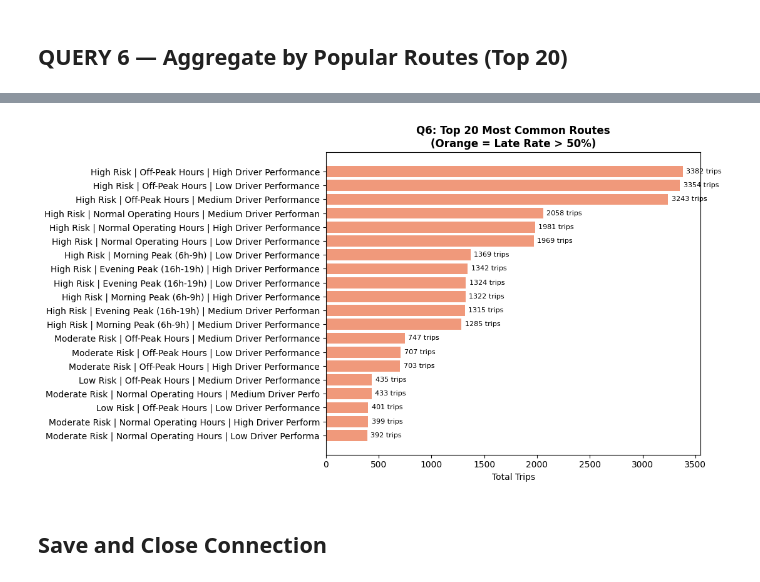
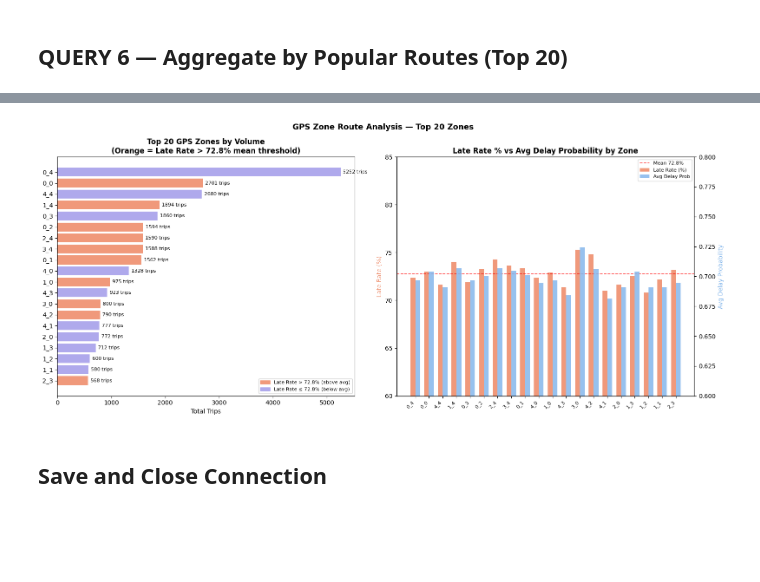
Before and after one commit to nguyennamthang56-cmd/projectshiptime, a Jupyter notebook: Data analysis with SQL.ipynb, the cells around one changed output, grey strips where cells are left out. Cells and saved outputs as stored; diff of their text form; code cells hidden in the pictures; blank space fills up the shorter version.

```diff
--- a/Data analysis with SQL.ipynb
+++ b/Data analysis with SQL.ipynb
@@ -390,37 +390,70 @@ Pearson r = -0.0051 | Spearman r = -0.0087
 # %% [markdown]
 ## QUERY 6 — Aggregate by Popular Routes (Top 20)
 # %%
-# QUERY 6: TOP 20 Popular Routes
+# QUERY 6 : TOP 20 GPS ZONES — proxy for popular routes
+
 
 sql_q6 = """
 SELECT
-    route,
-    COUNT(*)                                        AS total_trips,
-    ROUND(AVG(lead_time_days), 4)                   AS avg_lead_time_days,
-    ROUND(AVG(delivery_time_deviation), 4)          AS avg_deviation_hours,
-    ROUND(AVG(delay_probability), 4)                AS avg_delay_prob,
-    ROUND(AVG(shipping_costs), 4)                   AS avg_shipping_cost,
-    ROUND(AVG(fuel_consumption_rate), 4)            AS avg_fuel_rate,
-    SUM(is_late)                                    AS late_count,
-    ROUND(SUM(is_late) * 100.0 / COUNT(*), 1)       AS late_rate_pct
+    gps_zone                                            AS zone,
+    COUNT(*)                                            AS total_records,
+    ROUND(AVG(lead_time_days), 4)                       AS avg_lead_time_days,
+    ROUND(AVG(delivery_time_deviation), 4)              AS avg_deviation_hours,
+    ROUND(AVG(delay_probability), 4)                    AS avg_delay_prob,
+    ROUND(AVG(shipping_costs), 4)                       AS avg_shipping_cost,
+    ROUND(AVG(fuel_consumption_rate), 4)                AS avg_fuel_rate,
+    ROUND(AVG(traffic_congestion_level), 4)             AS avg_traffic,
+    SUM(CASE WHEN delay_probability > 0.5 THEN 1 ELSE 0 END)               AS late_count,
+    ROUND(SUM(CASE WHEN delay_probability > 0.5 THEN 1 ELSE 0 END) * 100.0
+          / COUNT(*), 1)                                AS late_rate_pct
 FROM deliveries
-WHERE route IS NOT NULL
-GROUP BY route
-HAVING COUNT(*) > 50
-ORDER BY total_trips DESC
+WHERE gps_zone IS NOT NULL
+GROUP BY gps_zone
+ORDER BY total_records DESC
 LIMIT 20
 """
 
 q6 = pd.read_sql(sql_q6, conn)
 display(q6)
 
-fig, ax = plt.subplots(figsize=(11, 6))
-colors_bar = ['#F0997B' if r > 50 else '#AFA9EC' for r in q6['late_rate_pct']]
-bars = ax.barh(q6['route'].str[:60], q6['total_trips'], color=colors_bar)
-ax.bar_label(bars, fmt='%d trips', padding=4, fontsize=8)
-ax.set_xlabel('Total Trips')
-ax.set_title('Q6: Top 20 Most Common Routes\n(Orange = Late Rate > 50%)', fontweight='bold')
-ax.invert_yaxis()
+mean_late = round(q6['late_rate_pct'].mean(), 1)
+colors_bar = ['#F0997B' if r > mean_late else '#AFA9EC' for r in q6['late_rate_pct']]
+
+fig, axes = plt.subplots(1, 2, figsize=(16, 7))
+
+# Plot 1: Total Records — horizontal bar
+bars = axes[0].barh(q6['zone'], q6['total_records'], color=colors_bar)
+axes[0].bar_label(bars, fmt='%d trips', padding=4, fontsize=8)
+axes[0].set_xlabel('Total Trips')
+axes[0].set_title(f'Top 20 GPS Zones by Volume\n(Orange = Late Rate > {mean_late}% mean threshold)', fontweight='bold')
+axes[0].invert_yaxis()
+
+orange_p = mpatches.Patch(color='#F0997B', label=f'Late Rate > {mean_late}% (above avg)')
+purple_p = mpatches.Patch(color='#AFA9EC', label=f'Late Rate ≤ {mean_late}% (below avg)')
+axes[0].legend(handles=[orange_p, purple_p], fontsize=8, loc='lower right')
+
+# Plot 2: Grouped bar Late Rate % + Avg Delay Prob
+x     = np.arange(len(q6))
+width = 0.35
+
+axes[1].bar(x - width / 2, q6['late_rate_pct'], width, color='#F0997B', label='Late Rate (%)')
+ax2 = axes[1].twinx()
+ax2.bar(x + width / 2, q6['avg_delay_prob'], width, color='#85B7EB', alpha=0.85, label='Avg Delay Prob')
+
+axes[1].axhline(mean_late, color='red', linestyle='--', linewidth=1.2, alpha=0.7, label=f'Mean {mean_late}%')
+axes[1].set_xticks(x)
+axes[1].set_xticklabels(q6['zone'], rotation=45, ha='right', fontsize=8)
+axes[1].set_ylabel('Late Rate (%)', color='#F0997B', fontsize=10)
+axes[1].set_ylim(60, 85)
+ax2.set_ylabel('Avg Delay Probability', color='#85B7EB', fontsize=10)
+ax2.set_ylim(0.60, 0.80)
+axes[1].set_title('Late Rate % vs Avg Delay Probability by Zone', fontweight='bold')
+
+lines1, labels1 = axes[1].get_legend_handles_labels()
+lines2, labels2 = ax2.get_legend_handles_labels()
+axes[1].legend(lines1 + lines2, labels1 + labels2, fontsize=8, loc='upper right')
+
+plt.suptitle('GPS Zone Route Analysis — Top 20 Zones', fontsize=13, fontweight='bold')
 plt.tight_layout()
 plt.show()
 # %% [output]
@@ -444,4 +477,4 @@ plt.show()
-[figure, old version]
+[figure, new version]
 # %% [markdown]
 ## Save and Close Connection
 # %%
```
Also changed, not shown: parts of 2 cells of this notebook.
